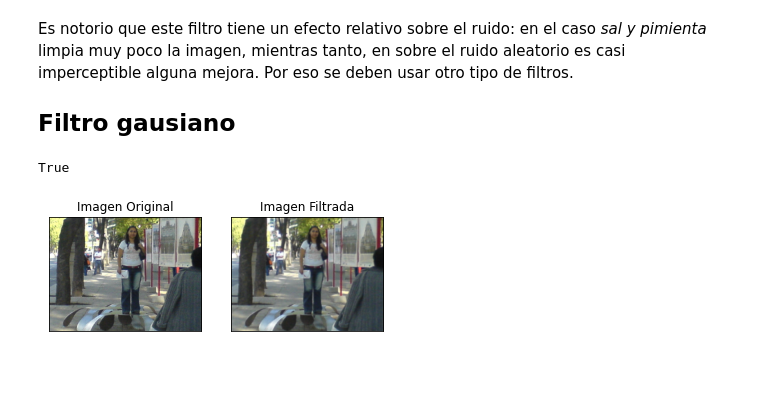
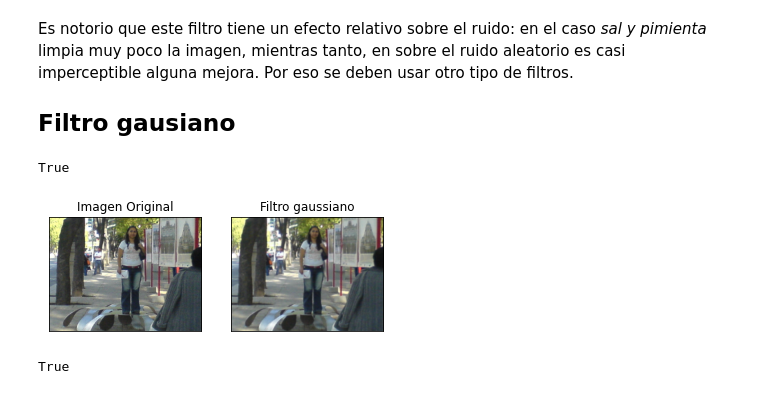
Before and after one commit to genomorro/unir, a Jupyter notebook: main.ipynb, the cells around one changed output. Saved outputs shown, nothing was run; the diff lists cells and outputs as text; code cells hidden in the pictures.

Commit message:
Median filter alg

```diff
--- a/main.ipynb
+++ b/main.ipynb
@@ -118,16 +118,16 @@ True
 # %%
 im = cv.cvtColor(im, cv.COLOR_BGR2RGB)
 out = cv.cvtColor(out, cv.COLOR_BGR2RGB)
 plt.subplot(1,2,1)
 plt.imshow(im)
 plt.title('Imagen Original')
 plt.xticks([])
 plt.yticks([])
 plt.subplot(1,2,2)
 plt.imshow(out)
-plt.title('Imagen Filtrada')
+plt.title('Filtro gaussiano')
 plt.xticks([])
 plt.yticks([])
 plt.show()
 # %% [output]
-[figure, old version]
+[figure, new version]
@@ -133,0 +136,6 @@ plt.show()
+# %%
+im = image_snp
+out = cv.medianBlur(im,5)
+cv.imwrite('out/median-cv.jpg', out)
+# %% [output]
+True
```
Also changed, not shown: parts of 7 cells of this notebook.
